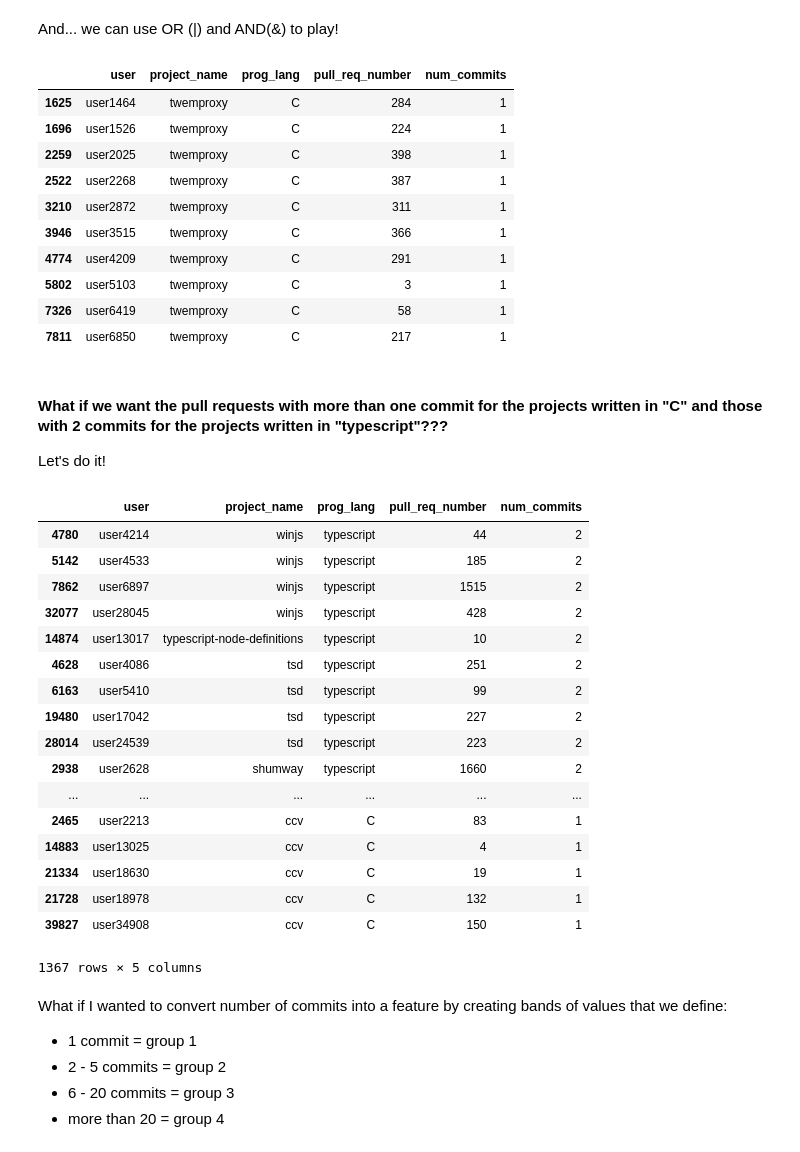
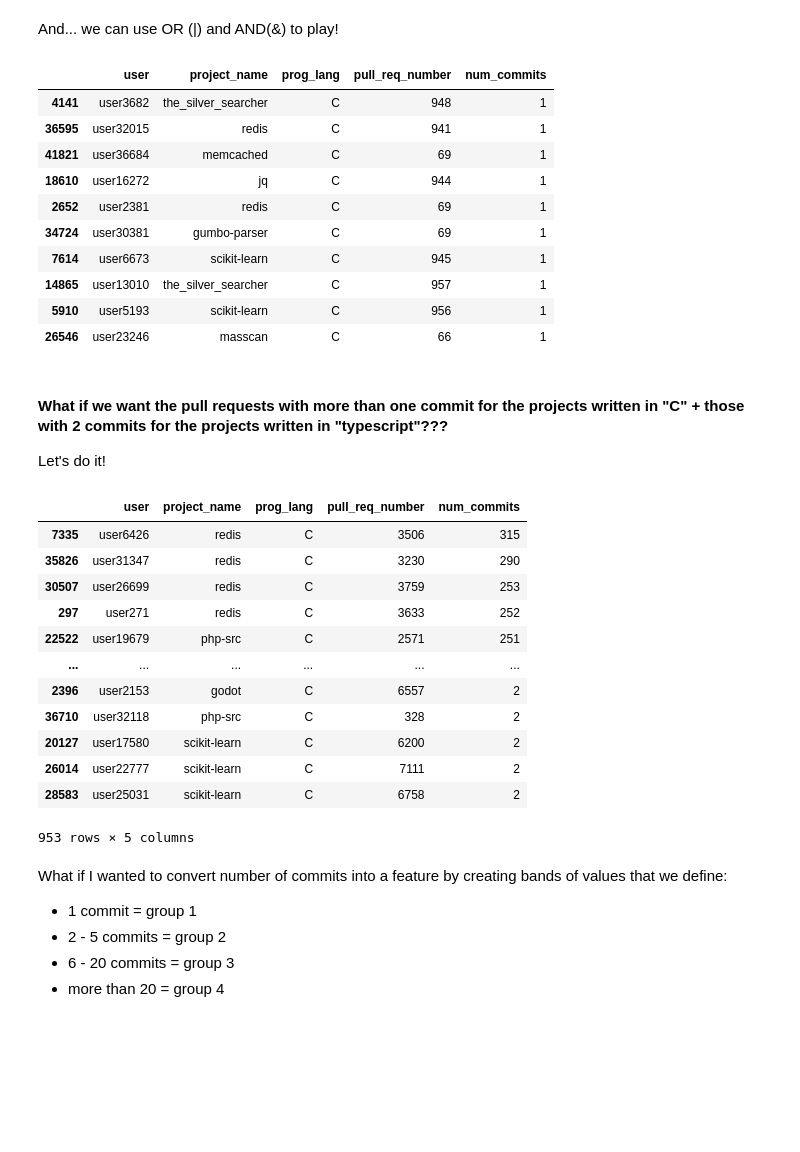
Before and after one commit to igorsteinmacher/INF502-Fall2020, a Jupyter notebook: notebooks/PandasKickoff.ipynb, the cells around one changed output. Drawn from its saved outputs; the diff is of its cells as text; code cells hidden in the pictures; blank space fills up the shorter version.

```diff
--- a/notebooks/PandasKickoff.ipynb
+++ b/notebooks/PandasKickoff.ipynb
@@ -174,4 +186,4 @@ We can sort our data easily using pandas.
 
 In this example, sorting by Programming Language
 # %%
-cpr.sort_values("num_commits", ascending=False).head(10)
+cpr.sort_values("pull_req_number", ascending=False, inplace=True)
@@ -220,7 +206,7 @@ cpr.head(10)
 # %% [markdown]
 If you want to keep the sorted version, you can use the parameter `inplace`:
 # %%
-cpr.sort_values(["prog_lang", "project_name", "num_commits"], ascending=False, inplace=True)
+cpr.sort_values(["num_commits"], ascending=False, inplace=True)
 # %%
 cpr.head(10)
 #cpr = pandas.read_csv("commits_pr.csv") #--> to return to the original order
@@ -333,45 +340,41 @@ And... we can use OR (|) and AND(&) to play!
 cpr[one_commit & language_C].head(10)
 # %% [output]
 |  | user | project_name | prog_lang | pull_req_number | num_commits |
-| 1625 | user1464 | twemproxy | C | 284 | 1 |
-| 1696 | user1526 | twemproxy | C | 224 | 1 |
-| 2259 | user2025 | twemproxy | C | 398 | 1 |
-| 2522 | user2268 | twemproxy | C | 387 | 1 |
-| 3210 | user2872 | twemproxy | C | 311 | 1 |
-| 3946 | user3515 | twemproxy | C | 366 | 1 |
-| 4774 | user4209 | twemproxy | C | 291 | 1 |
-| 5802 | user5103 | twemproxy | C | 3 | 1 |
-| 7326 | user6419 | twemproxy | C | 58 | 1 |
-| 7811 | user6850 | twemproxy | C | 217 | 1 |
+| 4141 | user3682 | the_silver_searcher | C | 948 | 1 |
+| 36595 | user32015 | redis | C | 941 | 1 |
+| 41821 | user36684 | memcached | C | 69 | 1 |
+| 18610 | user16272 | jq | C | 944 | 1 |
+| 2652 | user2381 | redis | C | 69 | 1 |
+| 34724 | user30381 | gumbo-parser | C | 69 | 1 |
+| 7614 | user6673 | scikit-learn | C | 945 | 1 |
+| 14865 | user13010 | the_silver_searcher | C | 957 | 1 |
+| 5910 | user5193 | scikit-learn | C | 956 | 1 |
+| 26546 | user23246 | masscan | C | 66 | 1 |
 # %% [markdown]
-#### What if we want the pull requests with more than one commit for the projects written in "C" and those with 2 commits for the projects written in "typescript"???
+#### What if we want the pull requests with more than one commit for the projects written in "C" + those with 2 commits for the projects written in "typescript"???
 
 Let's do it!
 # %%
-#####
 two_commits = cpr["num_commits"]==2
-language_typescript = cpr["prog_lang"]=="typescript"
+typescript = cpr["prog_lang"]=="typescript"
 
-cpr[(one_commit & language_C) | (two_commits & language_typescript)]
+cpr[(multi_commit & language_C) | (two_commits & typescript)]
+
+cpr[((cpr["num_commits"]>1) & (cpr["prog_lang"]=="C")) | ((cpr["num_commits"]==2) & (cpr["prog_lang"]=="typescript"))]
 # %% [output]
 |  | user | project_name | prog_lang | pull_req_number | num_commits |
-| 4780 | user4214 | winjs | typescript | 44 | 2 |
-| 5142 | user4533 | winjs | typescript | 185 | 2 |
-| 7862 | user6897 | winjs | typescript | 1515 | 2 |
-| 32077 | user28045 | winjs | typescript | 428 | 2 |
-| 14874 | user13017 | typescript-node-definitions | typescript | 10 | 2 |
-| 4628 | user4086 | tsd | typescript | 251 | 2 |
-| 6163 | user5410 | tsd | typescript | 99 | 2 |
-| 19480 | user17042 | tsd | typescript | 227 | 2 |
-| 28014 | user24539 | tsd | typescript | 223 | 2 |
-| 2938 | user2628 | shumway | typescript | 1660 | 2 |
+| 7335 | user6426 | redis | C | 3506 | 315 |
+| 35826 | user31347 | redis | C | 3230 | 290 |
+| 30507 | user26699 | redis | C | 3759 | 253 |
+| 297 | user271 | redis | C | 3633 | 252 |
+| 22522 | user19679 | php-src | C | 2571 | 251 |
 | ... | ... | ... | ... | ... | ... |
-| 2465 | user2213 | ccv | C | 83 | 1 |
-| 14883 | user13025 | ccv | C | 4 | 1 |
-| 21334 | user18630 | ccv | C | 19 | 1 |
-| 21728 | user18978 | ccv | C | 132 | 1 |
-| 39827 | user34908 | ccv | C | 150 | 1 |
+| 2396 | user2153 | godot | C | 6557 | 2 |
+| 36710 | user32118 | php-src | C | 328 | 2 |
+| 20127 | user17580 | scikit-learn | C | 6200 | 2 |
+| 26014 | user22777 | scikit-learn | C | 7111 | 2 |
+| 28583 | user25031 | scikit-learn | C | 6758 | 2 |
-1367 rows × 5 columns
+953 rows × 5 columns
 # %% [markdown]
 What if I wanted to convert number of commits into a feature by creating bands of values that we define:
 * 1 commit = group 1
```
Also changed, not shown: parts of 31 cells of this notebook.
